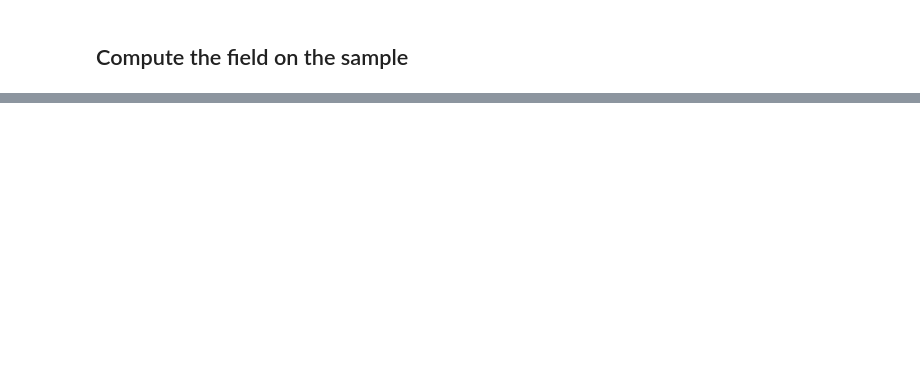
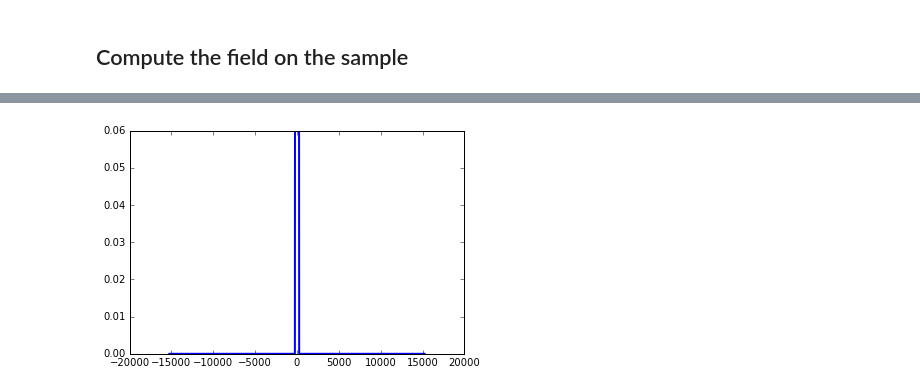
Before and after one commit to kmdouglass/simmla, a Jupyter notebook: publication_data/Basic 1D Simulation - Plane wave incidence.ipynb, the cells around one changed output, grey strips where cells are left out. Saved outputs shown, nothing was run; the diff lists cells and outputs as text; code cells hidden in the pictures; blank space fills up the shorter version.

```diff
--- a/publication_data/Basic 1D Simulation - Plane wave incidence.ipynb
+++ b/publication_data/Basic 1D Simulation - Plane wave incidence.ipynb
@@ -245,0 +258,9 @@ Power delivered to sample: 88.1244 mW
+# %%
+grid3  = grids.GridArray(61, 100001, 61 * 500, wavelength, focalLength, dim = 1)
+field3 = uIn(grid3.px)
+field3[np.logical_or(grid3.px < -250, grid3.px > 250)] = 0
+# %%
+plt.plot(grid3.px, np.abs(field3), linewidth = 2)
+plt.show()
+# %% [output]
+[figure, added]
```
Also changed, not shown: parts of 15 cells of this notebook.
